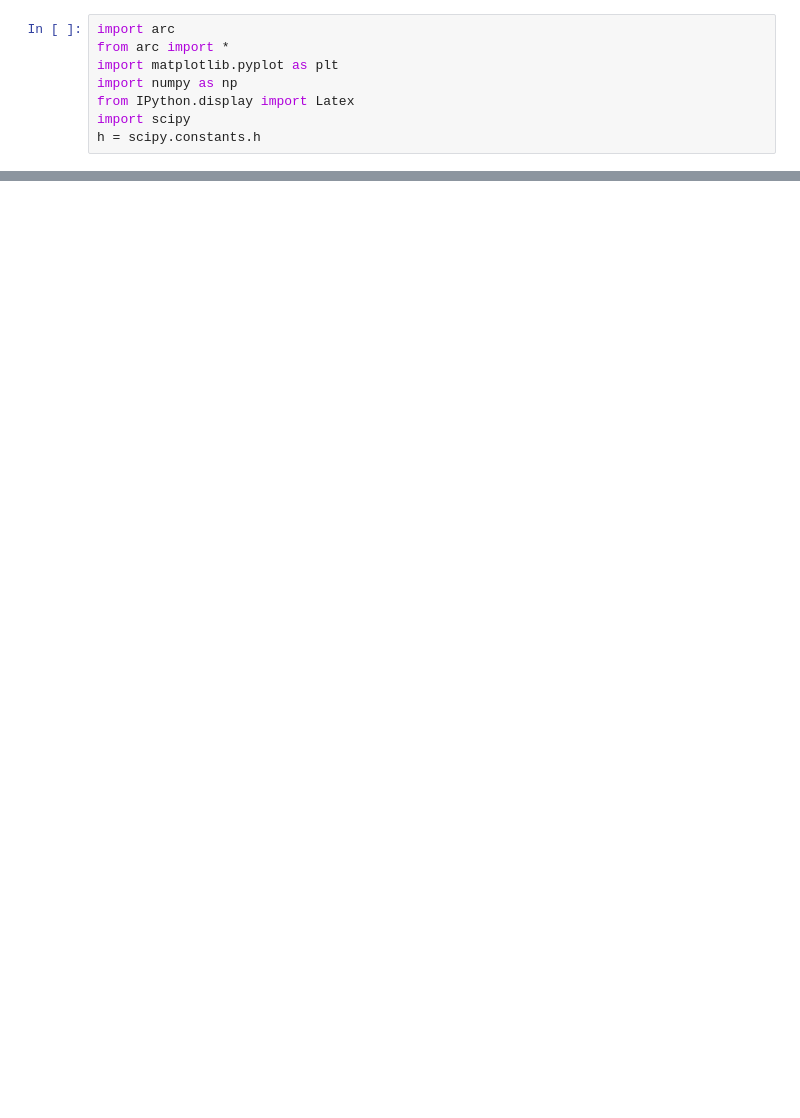
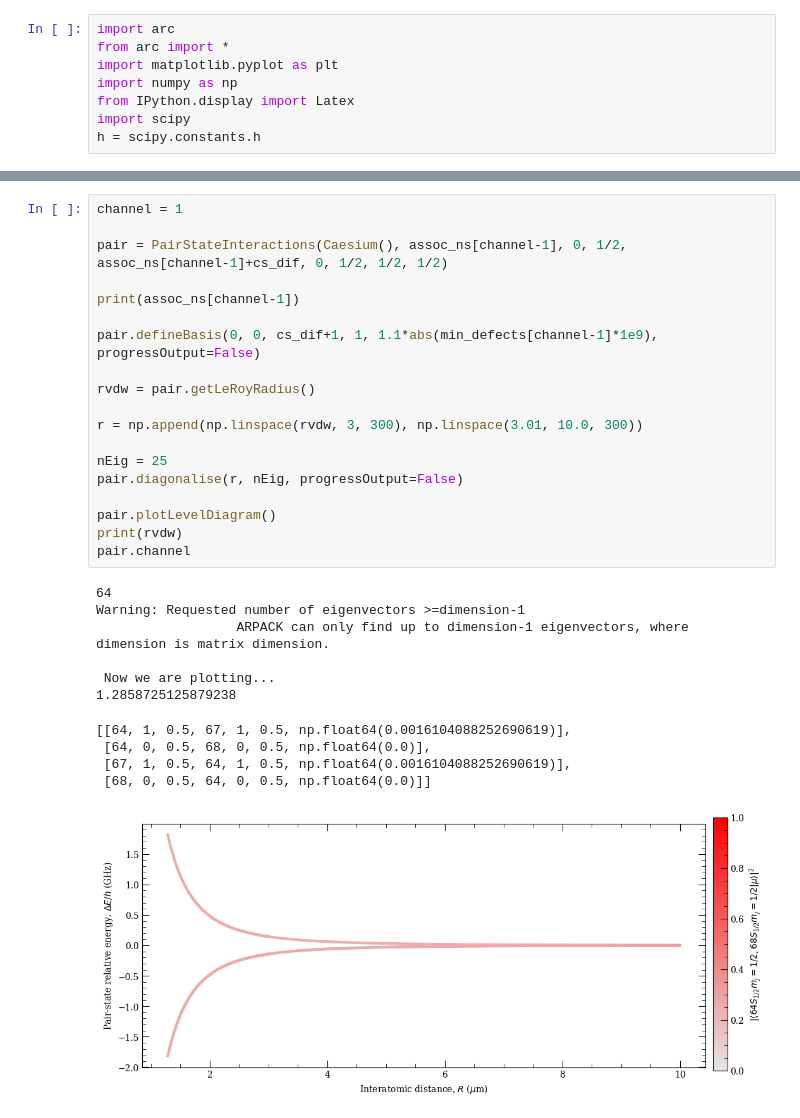
Before and after one commit to TidG7/L4-code-directory, a Jupyter notebook: Defect graphs/CsCs defect - n plots.ipynb, the cells around one changed output, grey strips where cells are left out. Cells and saved outputs as stored; diff of their text form; blank space fills up the shorter version.

```diff
--- a/Defect graphs/CsCs defect - n plots.ipynb
+++ b/Defect graphs/CsCs defect - n plots.ipynb
@@ -174,2 +171,33 @@ print(np.array(pair.coupling))
+# %%
+channel = 1
+
+pair = PairStateInteractions(Caesium(), assoc_ns[channel-1], 0, 1/2, assoc_ns[channel-1]+cs_dif, 0, 1/2, 1/2, 1/2)
+
+print(assoc_ns[channel-1])
+
+pair.defineBasis(0, 0, cs_dif+1, 1, 1.1*abs(min_defects[channel-1]*1e9), progressOutput=False)
+
+rvdw = pair.getLeRoyRadius()
+
+r = np.append(np.linspace(rvdw, 3, 300), np.linspace(3.01, 10.0, 300))
+
+nEig = 25
+pair.diagonalise(r, nEig, progressOutput=False)
+
+pair.plotLevelDiagram()
+print(rvdw)
+pair.channel
+# %% [output]
+64
+Warning: Requested number of eigenvectors >=dimension-1
+                  ARPACK can only find up to dimension-1 eigenvectors, where                dimension is matrix dimension.
+
+ Now we are plotting...
+1.2858725125879238
+[[64, 1, 0.5, 67, 1, 0.5, np.float64(0.0016104088252690619)],
+ [64, 0, 0.5, 68, 0, 0.5, np.float64(0.0)],
+ [67, 1, 0.5, 64, 1, 0.5, np.float64(0.0016104088252690619)],
+ [68, 0, 0.5, 64, 0, 0.5, np.float64(0.0)]]
+[figure, added]
 # %%
 rvdw = pair.getVdwFromLevelDiagram(
```
Also changed, not shown: parts of 13 cells of this notebook, 3 other files.
